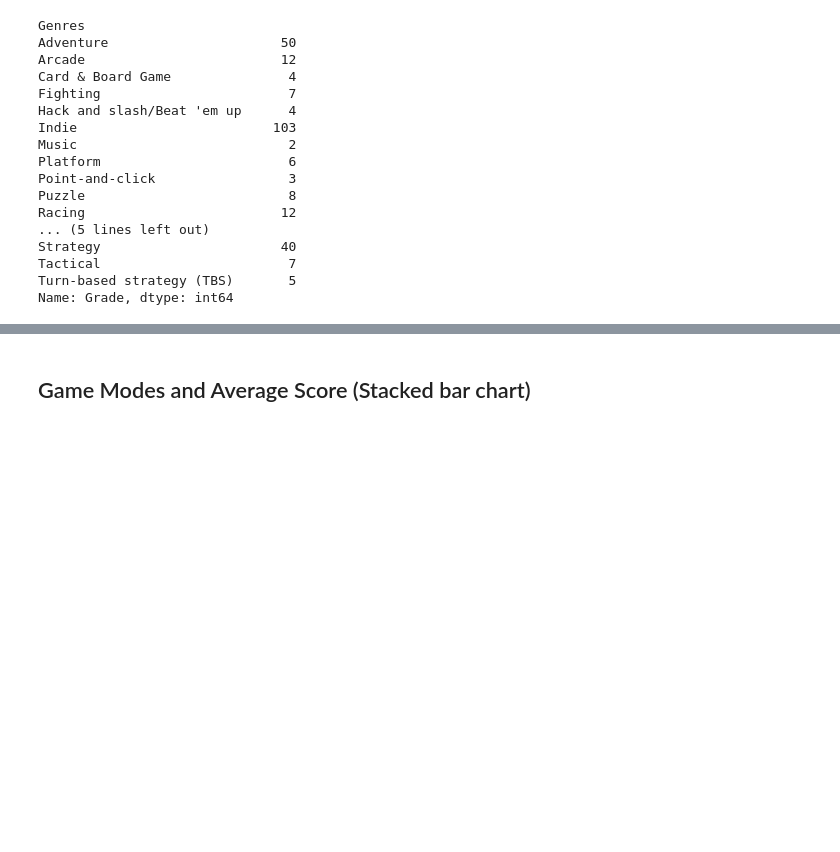
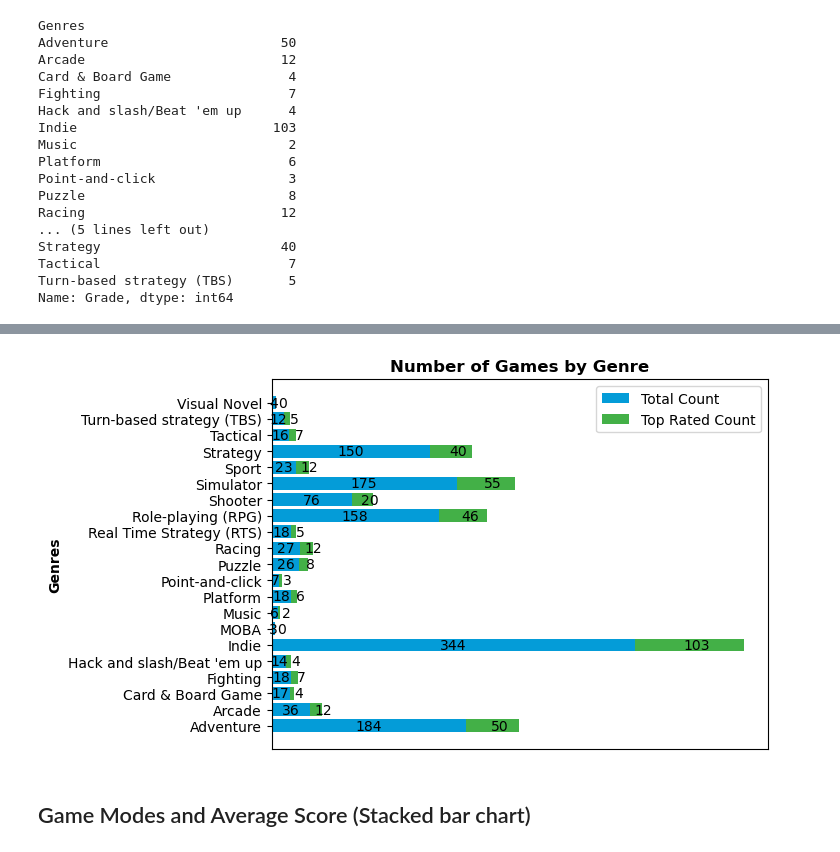
Before and after one commit to nlabern/Project_1_Steam_PC_, a Jupyter notebook: Data-analysis.ipynb, the cells around one changed output, grey strips where cells are left out. Drawn from its saved outputs; the diff is of its cells as text; code cells hidden in the pictures; blank space fills up the shorter version.

```diff
--- a/Data-analysis.ipynb
+++ b/Data-analysis.ipynb
@@ -367,0 +347,8 @@ plt.legend(loc='best') along with the other elements.
+# %%
+# Combine the groupbys into a DataFrame so that the bar graphs will have the same categories,
+# which will resolve the encountered problem with stacking the bars graphs together
+genre_counts_df = pd.DataFrame({
+    "Total Count": genre_count,
+    "Top Rated Count": genre_top_rated
+}).fillna(0) # Replace nulls with value that occur since certain genres don't have games of the highest grade.
+genre_counts_df
@@ -368,3 +374,20 @@ plt.legend(loc='best') along with the other elements.
+# %%
+fig, ax = plt.subplots()
+# Plot the first segment of each bar
+total = ax.barh(genre_counts_df.index, genre_counts_df["Total Count"].values, color="#049CD8", label="Total Count")
+# Plot the second segment of each bar on top of the first segment
+top = ax.barh(genre_counts_df.index, genre_counts_df["Top Rated Count"].values, left=genre_counts_df["Total Count"].values, color="#43B047", label="Top Rated Count")
+ax.bar_label(top, label_type='center', padding=5)
+ax.bar_label(total, label_type='center')
+ax.xaxis.set_visible(False)
+#ax.set_xlabel('Number of Games', fontweight ="bold")
+ax.set_ylabel('Genres', fontweight ="bold")
+ax.set_title("Number of Games by Genre", fontweight ="bold")
+ax.legend(loc="best")
+plt.savefig("Visuals/Number_of_games_by_genre.png",bbox_inches="tight")
+plt.show()
+# %% [output]
+[figure, added]
 # %% [markdown]
 ## Game Modes and Average Score (Stacked bar chart)
 # %%
```
Also changed, not shown: parts of 22 cells of this notebook, 5 other files.
